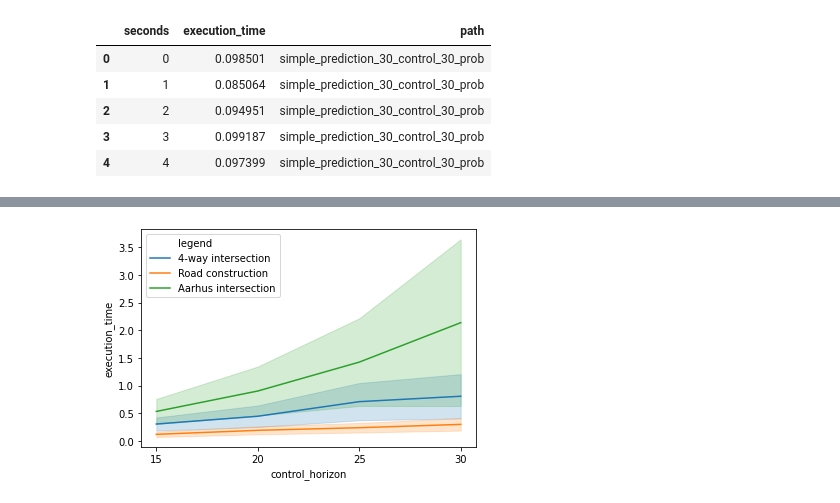
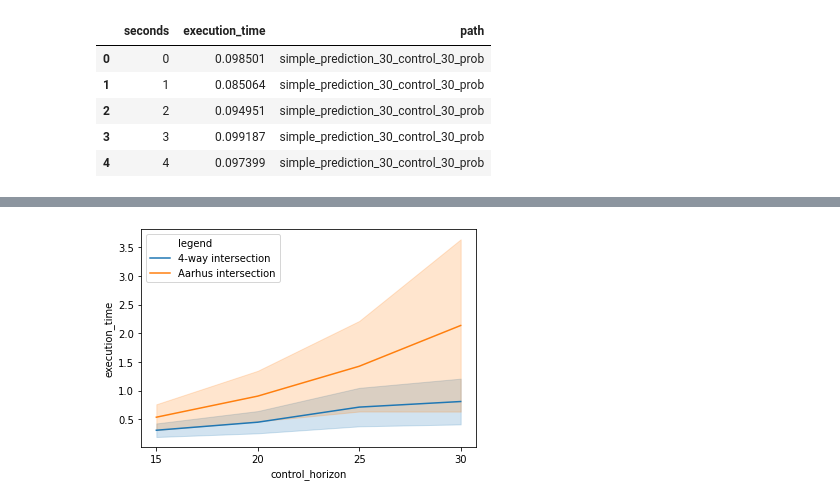
Before and after one commit to Zinoex/siren, a Jupyter notebook: siren/analysis/tripinfo.ipynb, the cells around one changed output, grey strips where cells are left out. Drawn from its saved outputs; the diff is of its cells as text; code cells hidden in the pictures.

```diff
--- a/siren/analysis/tripinfo.ipynb
+++ b/siren/analysis/tripinfo.ipynb
@@ -298,0 +290,3 @@ timings.head()
+# %%
+timings_no_construction = timings[timings['legend'] != 'Road construction']
+timings_no_construction.head()
@@ -299,7 +300,7 @@ timings.head()
 # %%
-sns.lineplot('control_horizon', 'execution_time', hue='legend', ci='sd', data=timings)
+sns.lineplot('control_horizon', 'execution_time', hue='legend', ci='sd', data=timings_no_construction)
 plt.legend(loc='upper left')
 plt.xticks(np.arange(15, 31, 5))
 plt.savefig('execution_time.pdf', format='pdf', bbox_inches='tight')
 # %% [output]
-[figure, old version]
+[figure, new version]
```
Also changed, not shown: parts of 4 cells of this notebook, 1 other file.
